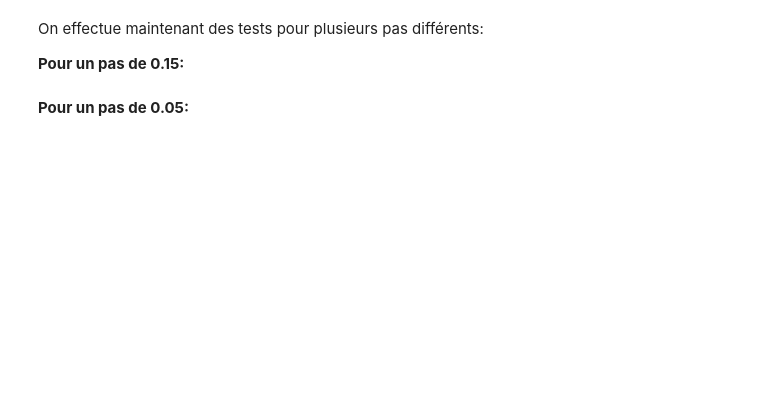
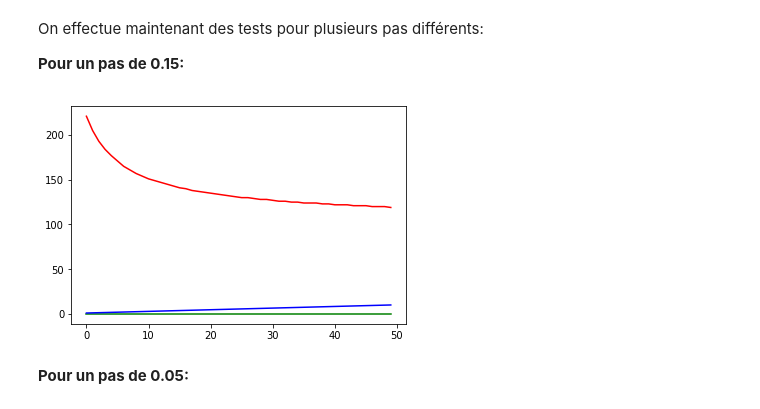
Before and after one commit to Garfounkel/Convex-Optimisation, a Jupyter notebook: ocvx_exam2_2019.ipynb, the cells around one changed output. Drawn from its saved outputs; the diff is of its cells as text; code cells hidden in the pictures; blank space fills up the shorter version.

```diff
--- a/ocvx_exam2_2019.ipynb
+++ b/ocvx_exam2_2019.ipynb
@@ -132,7 +138,9 @@ On effectue maintenant des tests pour plusieurs pas différents:
 
 **Pour un pas de 0.15:**
 # %%
-eval_nb_iterations(0.15, set_size=50, max_value=10)
+r, i, c = eval_nb_iterations(0.15, set_size=50, max_value=10)
+# %% [output]
+[figure, added]
 # %% [markdown]
 **Pour un pas de 0.05:**
 # %%
```
Also changed, not shown: parts of 24 cells of this notebook.
